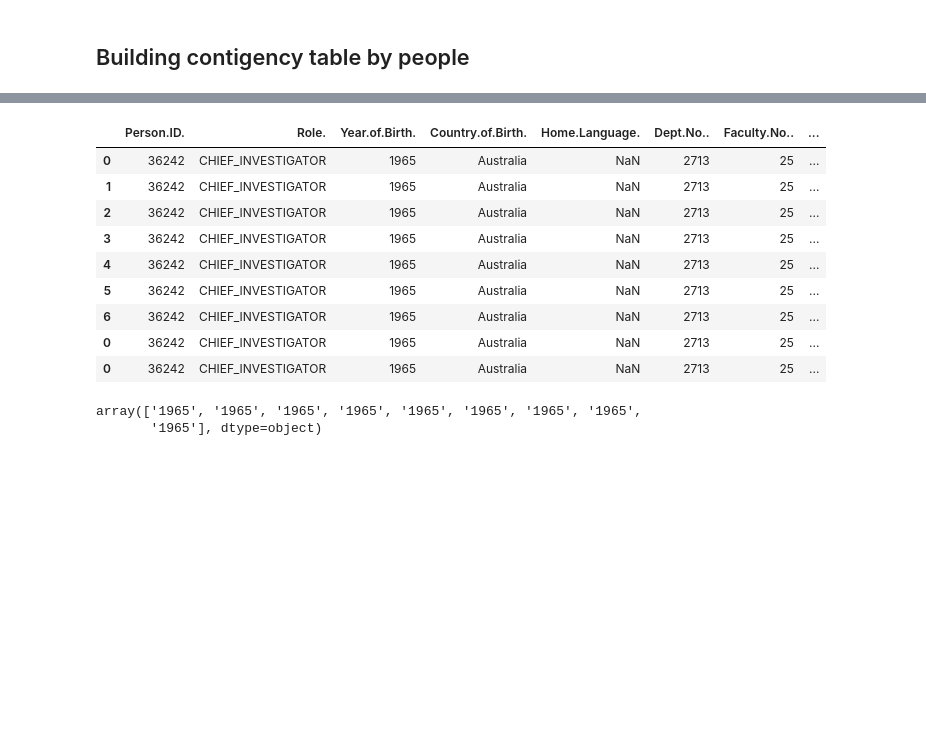
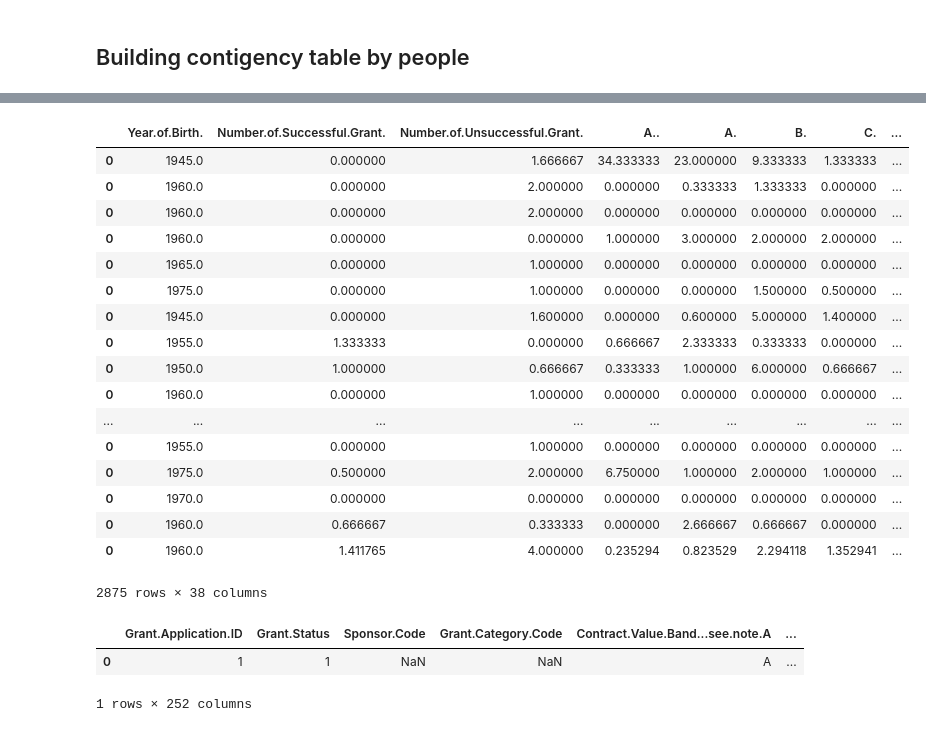
Before and after one commit to maximerihouey/grant_application, a Jupyter notebook: descriptive_analytics_maxime.ipynb, the cells around one changed output, grey strips where cells are left out. Drawn from its saved outputs; the diff is of its cells as text; code cells hidden in the pictures; blank space fills up the shorter version.

```diff
--- a/descriptive_analytics_maxime.ipynb
+++ b/descriptive_analytics_maxime.ipynb
@@ -319,6 +324,9 @@ contigency_features = {
     ]
 }
 
-contigency_df = pd.DataFrame(columns=contigency_features["numeric"] + [feature_name+str(unique_value) for feature_name, unique_values in contigency_features["categorical"] for unique_value in unique_values])
-contigency_df
+contigency_df = pd.DataFrame(columns=contigency_features["numeric"] + [feature_name+str(unique_value) for feature_name, unique_values in contigency_features["categorical"] for unique_value in unique_values], dtype=float)
+# for feature_name in contigency_features["numeric"]:
+#     contigency_df[feature_name] = contigency_df[feature_name].astype(float)
+
+contigency_df.dtypes
 # %% [output]
@@ -327,24 +350,43 @@ contigency_df
-# %%
-person_ID = "36242"
-person_applications = person_DF[person_DF["Person.ID."] == person_ID]
-person_applications
-
-new_values = []
-for feature_name in contigency_features["numeric"]:
-    new_values.append()
-# %% [output]
-|  | Person.ID. | Role. | Year.of.Birth. | Country.of.Birth. | Home.Language. | Dept.No.. | Faculty.No.. | ... |
-| 0 | 36242 | CHIEF_INVESTIGATOR | 1965 | Australia | NaN | 2713 | 25 | ... |
-| 1 | 36242 | CHIEF_INVESTIGATOR | 1965 | Australia | NaN | 2713 | 25 | ... |
-| 2 | 36242 | CHIEF_INVESTIGATOR | 1965 | Australia | NaN | 2713 | 25 | ... |
-| 3 | 36242 | CHIEF_INVESTIGATOR | 1965 | Australia | NaN | 2713 | 25 | ... |
-| 4 | 36242 | CHIEF_INVESTIGATOR | 1965 | Australia | NaN | 2713 | 25 | ... |
-| 5 | 36242 | CHIEF_INVESTIGATOR | 1965 | Australia | NaN | 2713 | 25 | ... |
-| 6 | 36242 | CHIEF_INVESTIGATOR | 1965 | Australia | NaN | 2713 | 25 | ... |
-| 0 | 36242 | CHIEF_INVESTIGATOR | 1965 | Australia | NaN | 2713 | 25 | ... |
-| 0 | 36242 | CHIEF_INVESTIGATOR | 1965 | Australia | NaN | 2713 | 25 | ... |
-# %%
-person_applications["Year.of.Birth."].values
-# %% [output]
-array(['1965', '1965', '1965', '1965', '1965', '1965', '1965', '1965',
-       '1965'], dtype=object)
+# %%
+for person_ID in person_unique_id:
+    person_applications = person_DF[person_DF["Person.ID."] == person_ID]
+    person_applications
+
+    new_values = []
+    for feature_name in contigency_features["numeric"]:
+        new_values.append(person_applications[feature_name].mean())
+
+    nb_rows = len(person_applications)
+    for feature_name, unique_values in contigency_features["categorical"]:
+        for unique_value in unique_values:
+            new_values.append( (person_applications[feature_name]==unique_value).sum() / nb_rows )
+
+    contigency_df = contigency_df.append(pd.DataFrame(data=[new_values], columns=contigency_df.columns))
+
+contigency_df
+# %% [output]
+|  | Year.of.Birth. | Number.of.Successful.Grant. | Number.of.Unsuccessful.Grant. | A.. | A. | B. | C. | ... |
+| 0 | 1945.0 | 0.000000 | 1.666667 | 34.333333 | 23.000000 | 9.333333 | 1.333333 | ... |
+| 0 | 1960.0 | 0.000000 | 2.000000 | 0.000000 | 0.333333 | 1.333333 | 0.000000 | ... |
+| 0 | 1960.0 | 0.000000 | 2.000000 | 0.000000 | 0.000000 | 0.000000 | 0.000000 | ... |
+| 0 | 1960.0 | 0.000000 | 0.000000 | 1.000000 | 3.000000 | 2.000000 | 2.000000 | ... |
+| 0 | 1965.0 | 0.000000 | 1.000000 | 0.000000 | 0.000000 | 0.000000 | 0.000000 | ... |
+| 0 | 1975.0 | 0.000000 | 1.000000 | 0.000000 | 0.000000 | 1.500000 | 0.500000 | ... |
+| 0 | 1945.0 | 0.000000 | 1.600000 | 0.000000 | 0.600000 | 5.000000 | 1.400000 | ... |
+| 0 | 1955.0 | 1.333333 | 0.000000 | 0.666667 | 2.333333 | 0.333333 | 0.000000 | ... |
+| 0 | 1950.0 | 1.000000 | 0.666667 | 0.333333 | 1.000000 | 6.000000 | 0.666667 | ... |
+| 0 | 1960.0 | 0.000000 | 1.000000 | 0.000000 | 0.000000 | 0.000000 | 0.000000 | ... |
+| ... | ... | ... | ... | ... | ... | ... | ... | ... |
+| 0 | 1955.0 | 0.000000 | 1.000000 | 0.000000 | 0.000000 | 0.000000 | 0.000000 | ... |
+| 0 | 1975.0 | 0.500000 | 2.000000 | 6.750000 | 1.000000 | 2.000000 | 1.000000 | ... |
+| 0 | 1970.0 | 0.000000 | 0.000000 | 0.000000 | 0.000000 | 0.000000 | 0.000000 | ... |
+| 0 | 1960.0 | 0.666667 | 0.333333 | 0.000000 | 2.666667 | 0.666667 | 0.000000 | ... |
+| 0 | 1960.0 | 1.411765 | 4.000000 | 0.235294 | 0.823529 | 2.294118 | 1.352941 | ... |
+2875 rows × 38 columns
+# %%
+# Building the contigency for person
+data.head(1)
+# %% [output]
+|  | Grant.Application.ID | Grant.Status | Sponsor.Code | Grant.Category.Code | Contract.Value.Band...see.note.A | ... |
+| 0 | 1 | 1 | NaN | NaN | A | ... |
+1 rows × 252 columns
```
Also changed, not shown: parts of 15 cells of this notebook.
